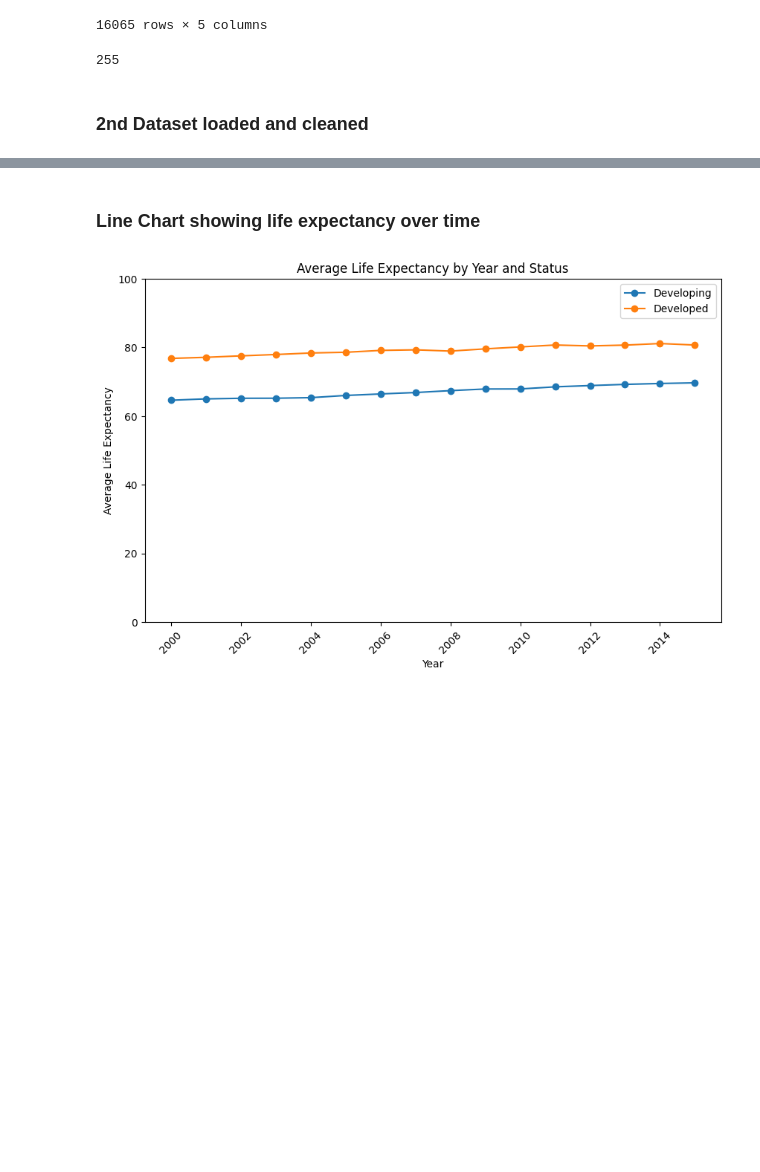
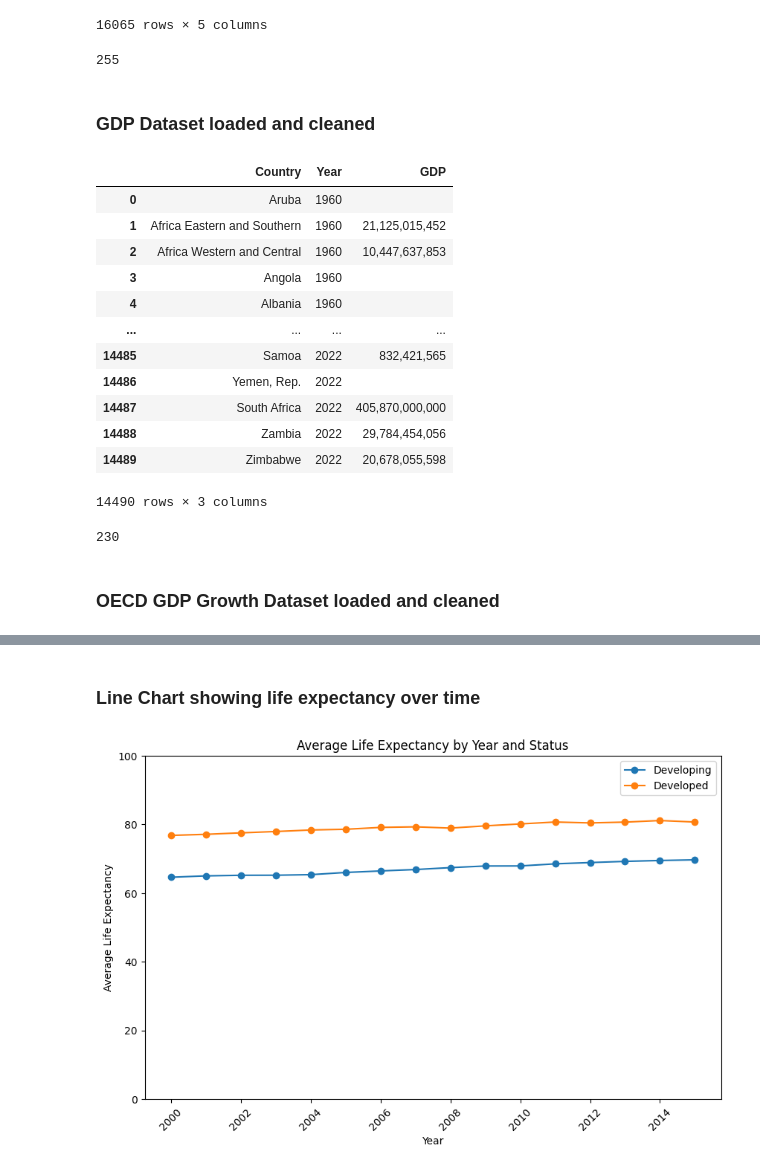
Before and after one commit to JNorthData/Life_Expectancy, a Jupyter notebook: life-expectancy.ipynb, the cells around one changed output, grey strips where cells are left out. Saved outputs shown, nothing was run; the diff lists cells and outputs as text; code cells hidden in the pictures; blank space fills up the shorter version.

```diff
--- a/life-expectancy.ipynb
+++ b/life-expectancy.ipynb
@@ -75,6 +75,40 @@ Life_Exp_df['Country'].nunique()
 # %% [output]
 255
 # %% [markdown]
-### 2nd Dataset loaded and cleaned
+### GDP Dataset loaded and cleaned
+# %%
+GDP_df = pd.read_csv('Resources/WHO GDP.csv')
+
+# Columns need to be converted to row data
+GDP_df = pd.melt(GDP_df, id_vars = 'Country', var_name = 'Year', value_name = 'GDP')
+
+# Change any NaN values to ""
+GDP_df.fillna('', inplace = True)
+
+Display_df = pd.DataFrame(GDP_df)
+pd.set_option('display.float_format', '{:,.0f}'.format)
+
+GDP_df
+# %% [output]
+|  | Country | Year | GDP |
+| 0 | Aruba | 1960 |  |
+| 1 | Africa Eastern and Southern | 1960 | 21,125,015,452 |
+| 2 | Africa Western and Central | 1960 | 10,447,637,853 |
+| 3 | Angola | 1960 |  |
+| 4 | Albania | 1960 |  |
+| ... | ... | ... | ... |
+| 14485 | Samoa | 2022 | 832,421,565 |
+| 14486 | Yemen, Rep. | 2022 |  |
+| 14487 | South Africa | 2022 | 405,870,000,000 |
+| 14488 | Zambia | 2022 | 29,784,454,056 |
+| 14489 | Zimbabwe | 2022 | 20,678,055,598 |
+14490 rows × 3 columns
+# %%
+# How many countries in dataset?
+GDP_df['Country'].nunique()
+# %% [output]
+230
+# %% [markdown]
+### OECD GDP Growth Dataset loaded and cleaned
 # %%
 # Load data into dataframe
```
Also changed, not shown: parts of 8 cells of this notebook, 2 other files.
